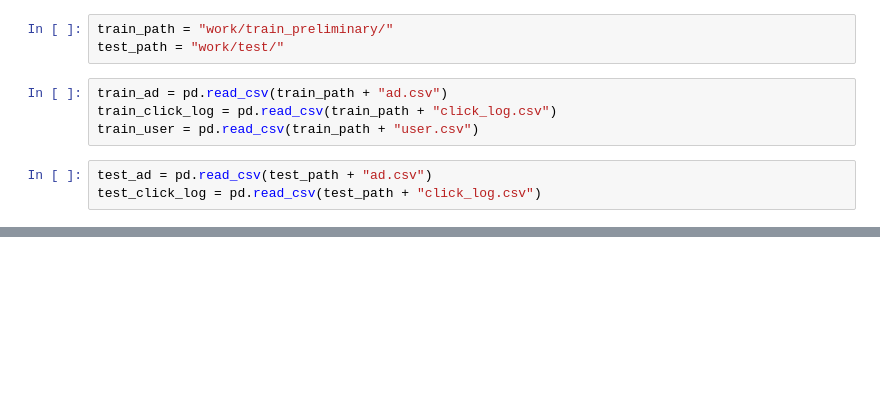
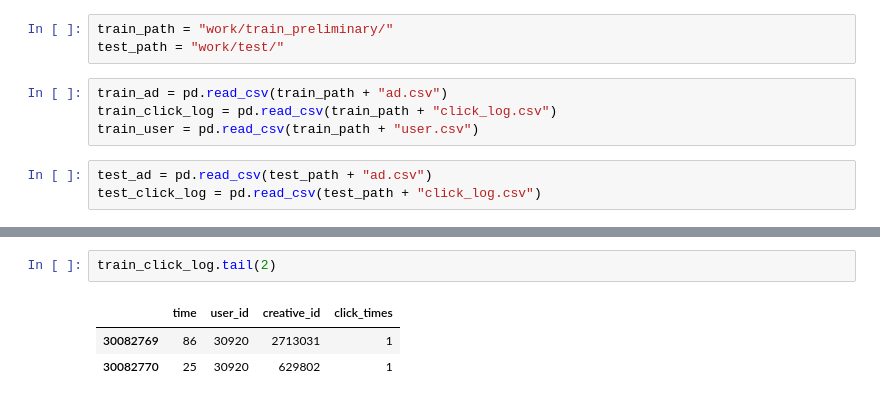
Before and after one commit to ren2504413601/TenXunGuangGao, a Jupyter notebook: 495735.ipynb, the cells around one changed output, grey strips where cells are left out. Drawn from its saved outputs; the diff is of its cells as text; blank space fills up the shorter version.

```diff
--- a/495735.ipynb
+++ b/495735.ipynb
@@ -103,0 +68,6 @@ sub.to_csv('submission.csv')
+# %%
+train_click_log.tail(2)
+# %% [output]
+|  | time | user_id | creative_id | click_times |
+| 30082769 | 86 | 30920 | 2713031 | 1 |
+| 30082770 | 25 | 30920 | 629802 | 1 |
```
Also changed, not shown: parts of 75 cells of this notebook.
